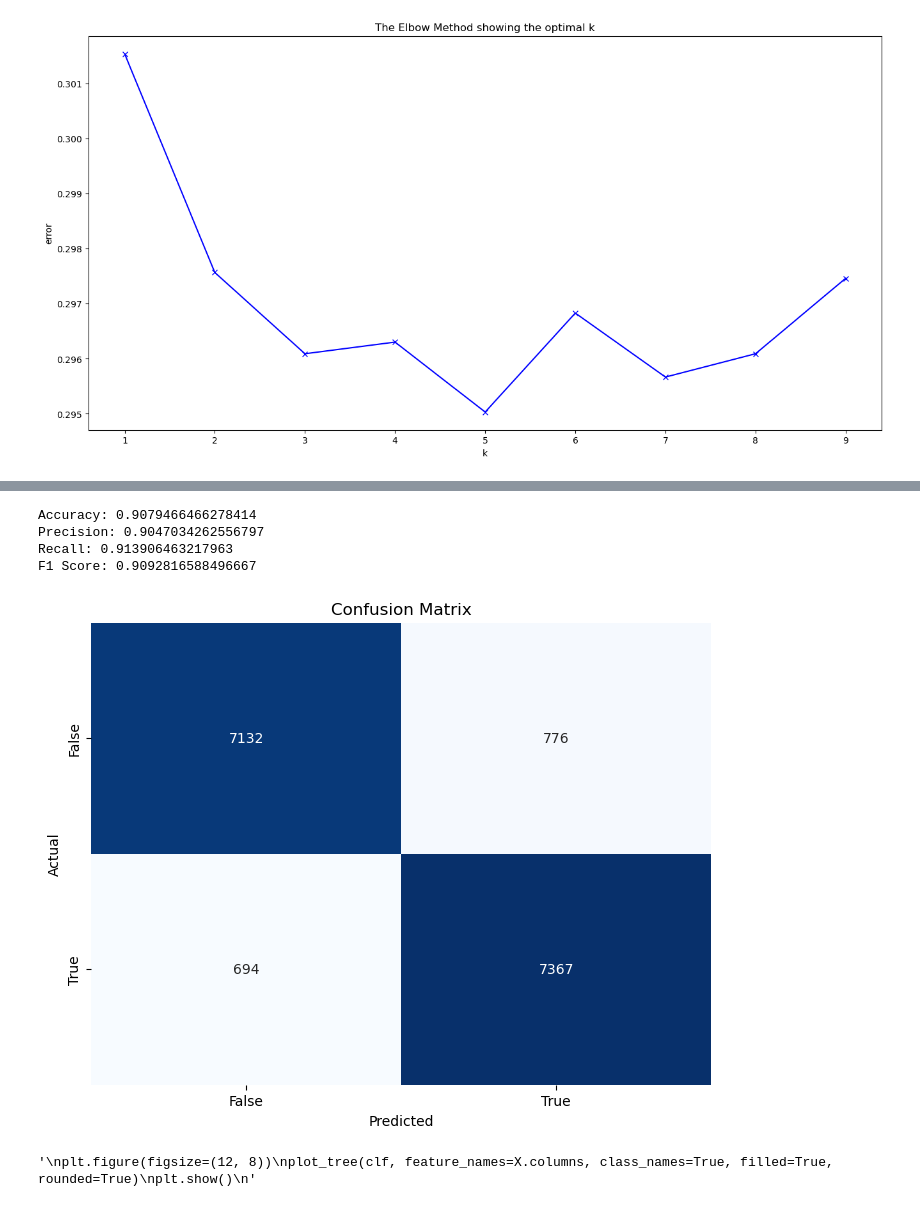
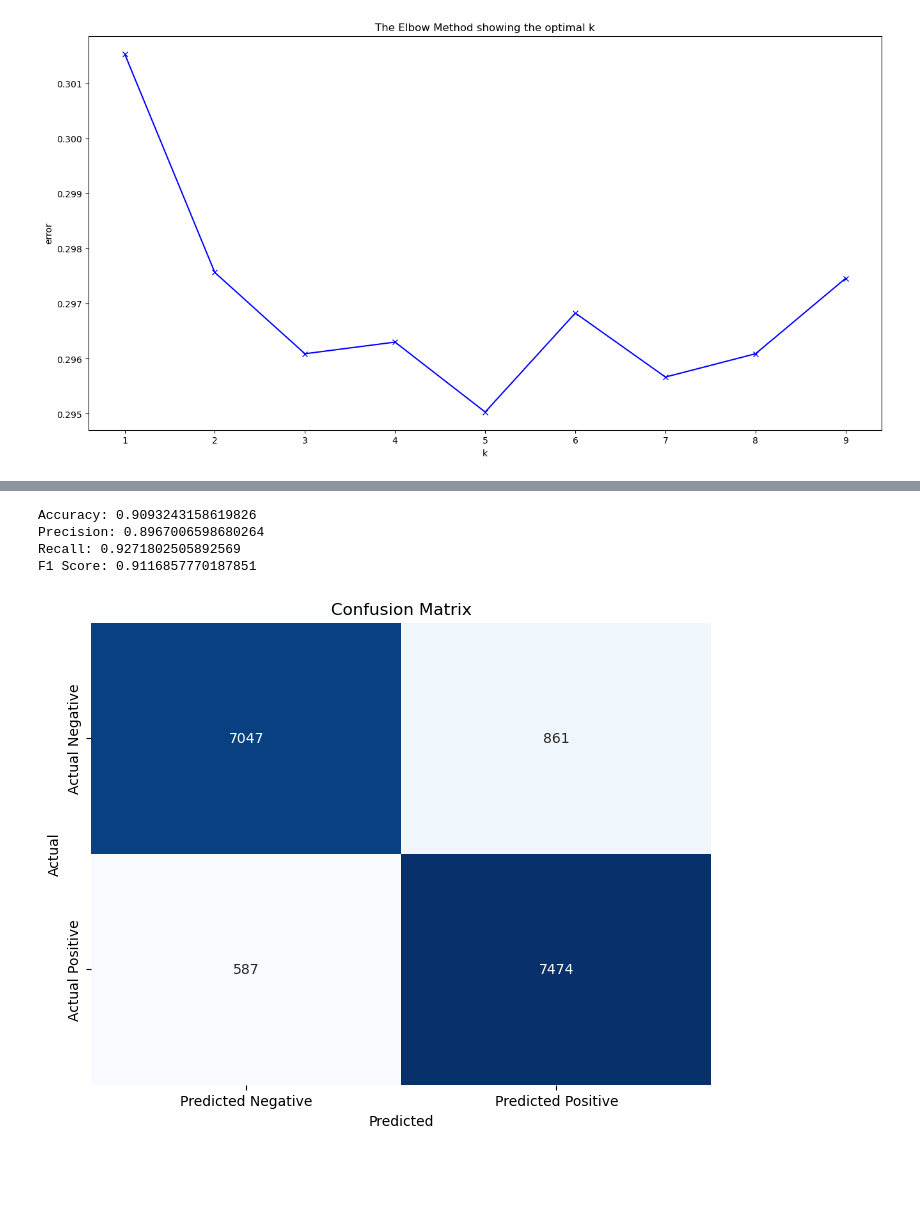
Before and after one commit to nilanjansonai/Classification, a Jupyter notebook: Classification.ipynb, the cells around one changed output, grey strips where cells are left out. Cells and saved outputs as stored; diff of their text form; code cells hidden in the pictures; blank space fills up the shorter version.

```diff
--- a/Classification.ipynb
+++ b/Classification.ipynb
@@ -525,0 +678,19 @@ F1 Score: 0.9131032758189547
+# %%
+max_depth = 12
+min_samples_leaf_values = list(range(1, 30))  # Values to tune
+
+# Create a list to store the results
+error = []
+
+for min_samples_leaf in min_samples_leaf_values:
+    clf = DecisionTreeClassifier(max_depth=max_depth, min_samples_leaf=min_samples_leaf, random_state=42)
+    clf.fit(X_train, y_train)
+    y_pred = clf.predict(X_test)
+    error.append(np.sqrt(mean_squared_error(y_test, y_pred)))
+
+plt.figure(figsize=(16, 8))
+plt.plot(min_samples_leaf_values, error, 'bx-')
+plt.xlabel('min_samples_leaf')
+plt.ylabel('Root Mean Squared Error')
+plt.title('RMSE vs. min_samples_leaf for Decision Tree (max_depth = 12)')
+plt.show()
@@ -526,46 +699,39 @@ F1 Score: 0.9131032758189547
 # %%
 ### Applying on all features.
-from sklearn.tree import DecisionTreeClassifier, plot_tree
-
+from sklearn.tree import DecisionTreeClassifier
 
 # Create the Decision Tree Classifier
-clf = DecisionTreeClassifier(random_state=42)
+clf = DecisionTreeClassifier(max_depth=12,min_samples_leaf=3, random_state=42)
 
 # Train the classifier
 clf.fit(X_train, y_train)
 
 # Make predictions on the test set
 y_pred = clf.predict(X_test)
 
 # Calculate the evaluation metrics
 accuracy = accuracy_score(y_test, y_pred)
 precision = precision_score(y_test, y_pred)
 recall = recall_score(y_test, y_pred)
 f1 = f1_score(y_test, y_pred)
-
 print("Accuracy:", accuracy)
 print("Precision:", precision)
 print("Recall:", recall)
 print("F1 Score:", f1)
 
 # Plot the confusion matrix
 cm = confusion_matrix(y_test, y_pred)
 plt.figure(figsize=(8, 6))
-sns.heatmap(cm, annot=True, fmt='d', cmap='Blues', cbar=False, xticklabels=['False', 'True'], yticklabels=['False', 'True'])
-plt.xlabel('Predicted')
-plt.ylabel('Actual')
-plt.title('Confusion Matrix')
+sns.heatmap(cm, annot=True, fmt="d", cmap="Blues", cbar=False,
+            xticklabels=["Predicted Negative", "Predicted Positive"],
+            yticklabels=["Actual Negative", "Actual Positive"])
+plt.xlabel("Predicted")
+plt.ylabel("Actual")
+plt.title("Confusion Matrix")
 plt.show()
-
-'''
-plt.figure(figsize=(12, 8))
-plot_tree(clf, feature_names=X.columns, class_names=True, filled=True, rounded=True)
-plt.show()
-'''
 # %% [output]
-Accuracy: 0.9079466466278414
-Precision: 0.9047034262556797
-Recall: 0.913906463217963
-F1 Score: 0.9092816588496667
+Accuracy: 0.9093243158619826
+Precision: 0.8967006598680264
+Recall: 0.9271802505892569
+F1 Score: 0.9116857770187851
-[figure, old version]
+[figure, new version]
-'\nplt.figure(figsize=(12, 8))\nplot_tree(clf, feature_names=X.columns, class_names=True, filled=True, rounded=True)\nplt.show()\n'
```
Also changed, not shown: parts of 43 cells of this notebook.
